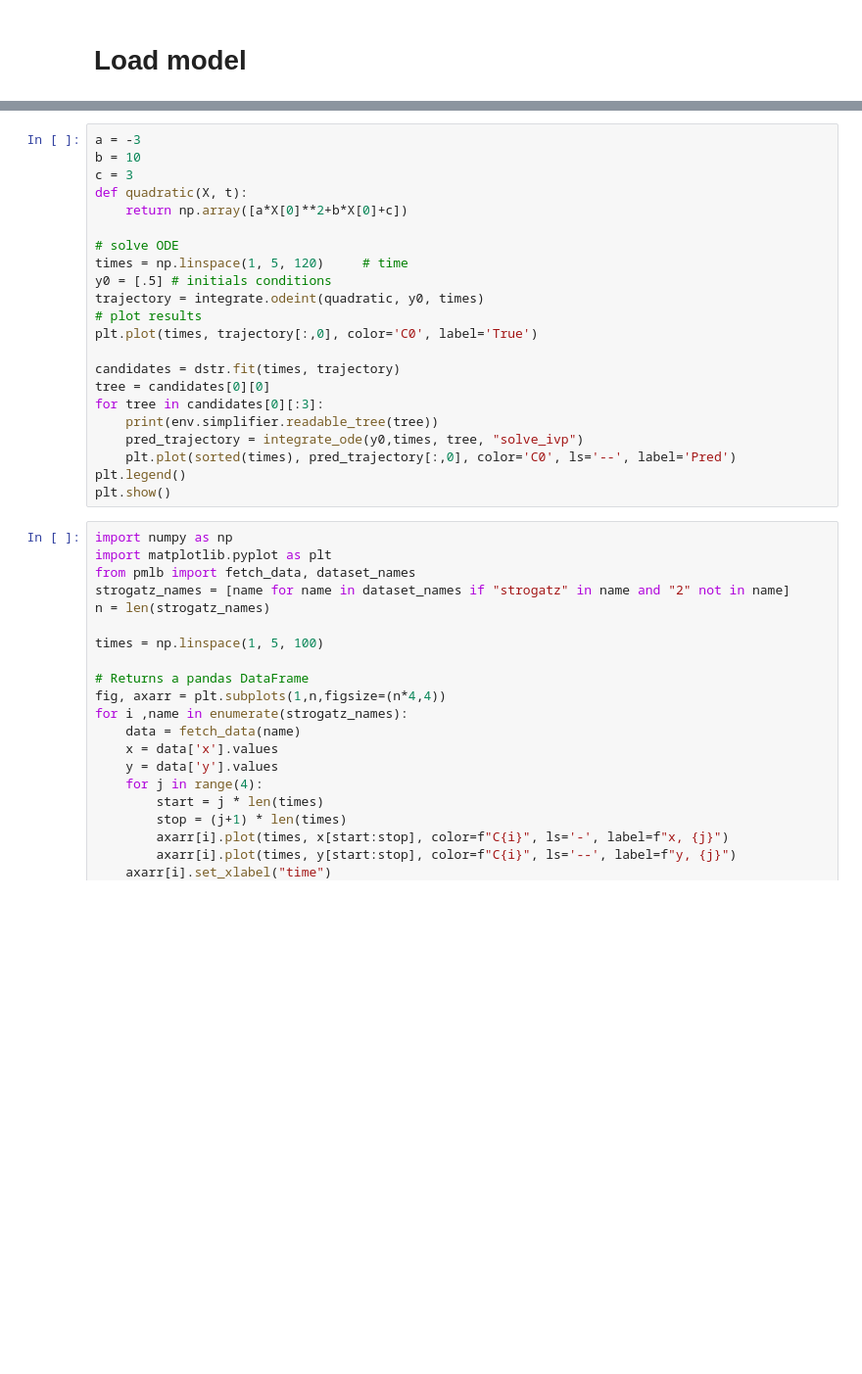
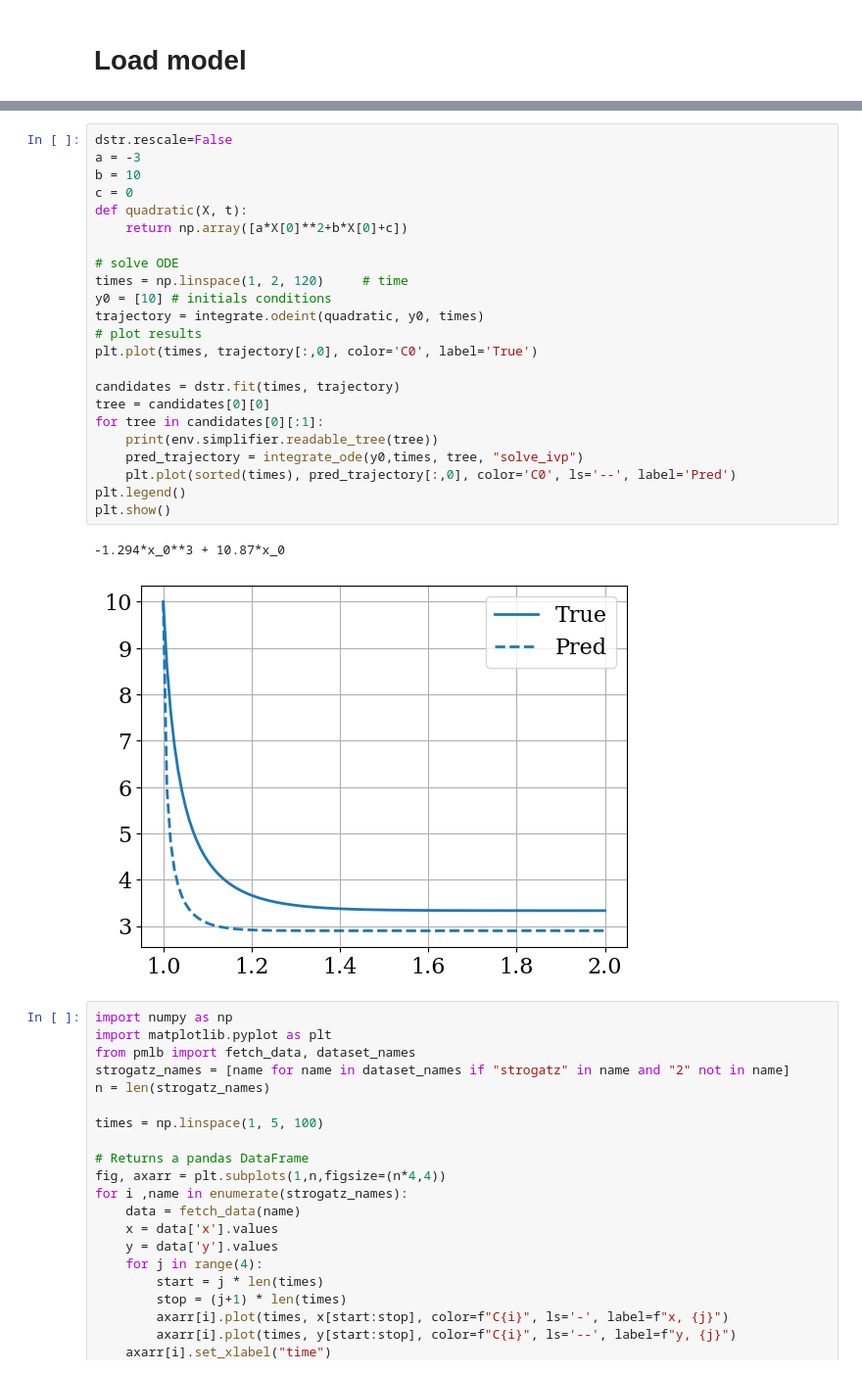
Before and after one commit to sdascoli/odeformer, a Jupyter notebook: tests.ipynb, the cells around one changed output, grey strips where cells are left out. Shown at 98% size. Cells and saved outputs as stored; diff of their text form; blank space fills up the shorter version.

```diff
--- a/tests.ipynb
+++ b/tests.ipynb
@@ -326,25 +333,29 @@ TypeError: 'NoneType' object is not subscriptable
 # %%
+dstr.rescale=False
 a = -3
 b = 10
-c = 3
+c = 0
 def quadratic(X, t):
     return np.array([a*X[0]**2+b*X[0]+c])
 
 # solve ODE
-times = np.linspace(1, 5, 120)     # time
-y0 = [.5] # initials conditions
+times = np.linspace(1, 2, 120)     # time
+y0 = [10] # initials conditions
 trajectory = integrate.odeint(quadratic, y0, times)
 # plot results
 plt.plot(times, trajectory[:,0], color='C0', label='True')
 
 candidates = dstr.fit(times, trajectory)
 tree = candidates[0][0]
-for tree in candidates[0][:3]:
+for tree in candidates[0][:1]:
     print(env.simplifier.readable_tree(tree))
     pred_trajectory = integrate_ode(y0,times, tree, "solve_ivp")
     plt.plot(sorted(times), pred_trajectory[:,0], color='C0', ls='--', label='Pred')
 plt.legend()
 plt.show()
+# %% [output]
+-1.294*x_0**3 + 10.87*x_0
+[figure, added]
 # %%
 import numpy as np
 import matplotlib.pyplot as plt
```
Also changed, not shown: parts of 9 cells of this notebook, 5 other files.
